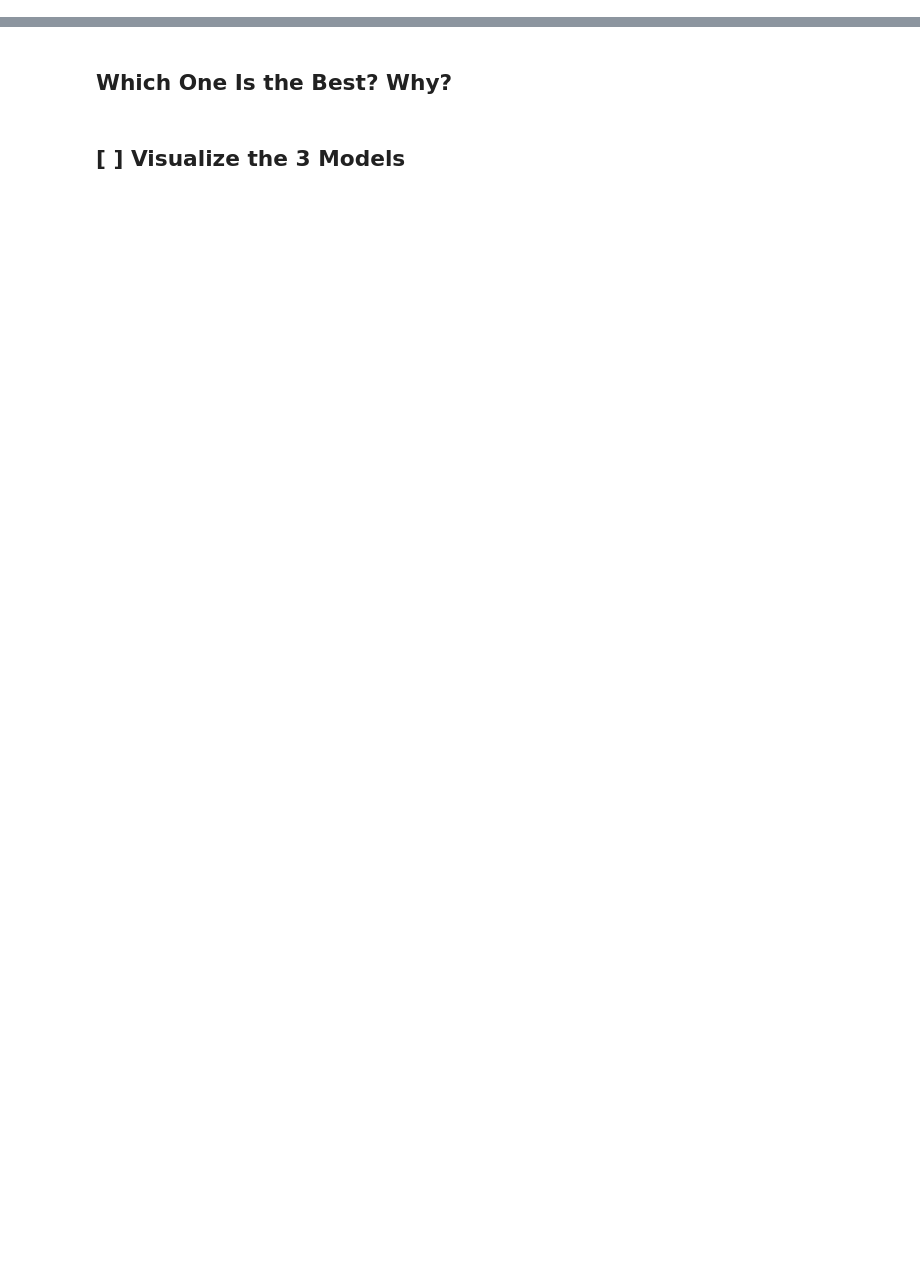
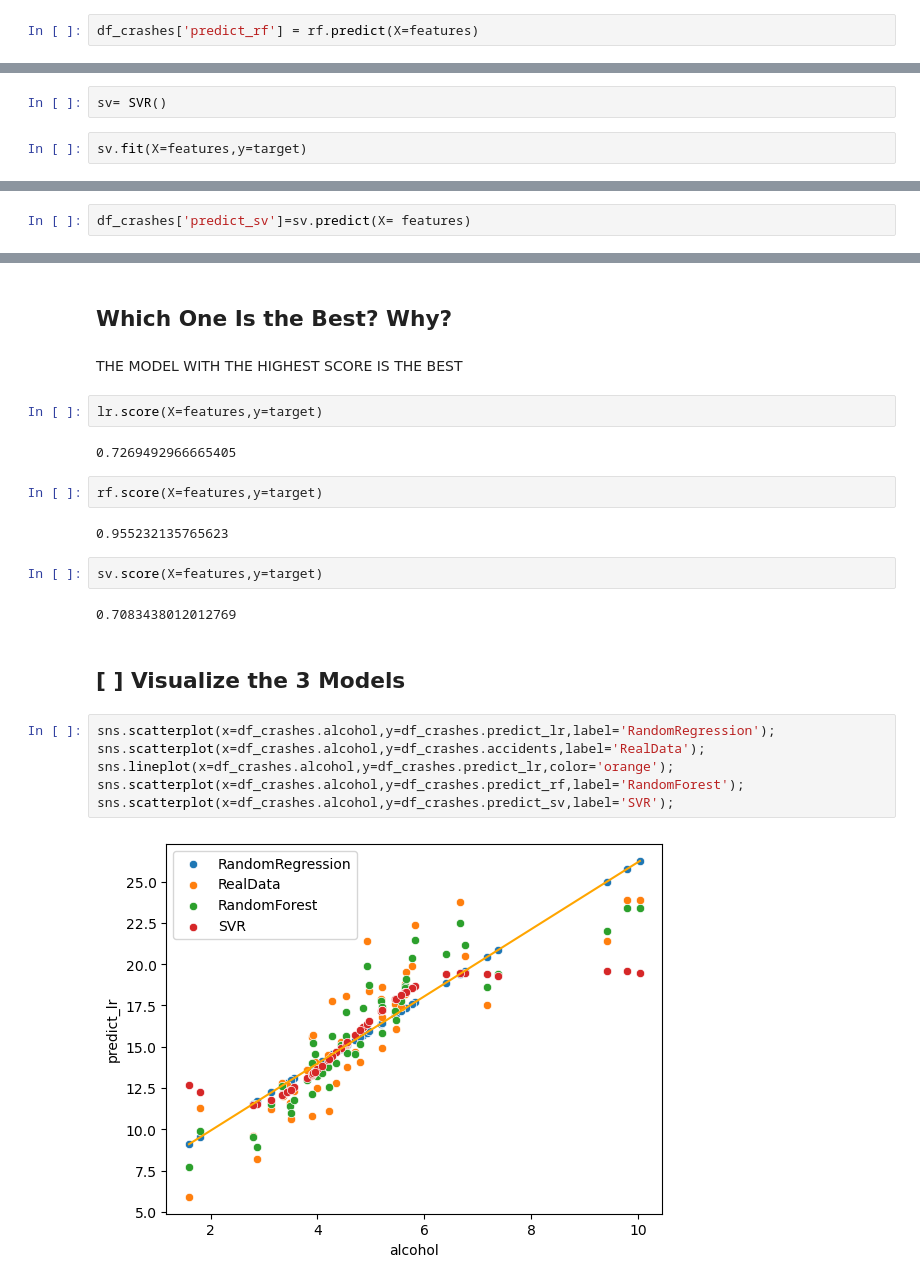
Before and after one commit to toluwabori/resolving-machine-learning-python, a Jupyter notebook: 01_The Linear Regression & Supervised Regression Models/01B_ml-linear-regression_session_blank.ipynb, the cells around one changed output, grey strips where cells are left out. Cells and saved outputs as stored; diff of their text form; blank space fills up the shorter version.

```diff
--- a/01_The Linear Regression & Supervised Regression Models/01B_ml-linear-regression_session_blank.ipynb
+++ b/01_The Linear Regression & Supervised Regression Models/01B_ml-linear-regression_session_blank.ipynb
@@ -183,2 +301,4 @@ from sklearn.ensemble import Rando
+# %%
+df_crashes['predict_rf'] = rf.predict(X=features)
 # %% [markdown]
 #### Model's Score
@@ -187,2 +313,6 @@ from sklearn.ensemble import Rando
 # %% [markdown]
 #### Fit the Model
+# %%
+sv= SVR()
+# %%
+sv.fit(X=features,y=target)
@@ -191,2 +337,4 @@ from sklearn.ensemble import Rando
+# %%
+df_crashes['predict_sv']=sv.predict(X= features)
 # %% [markdown]
 #### Model's Score
@@ -193,6 +345,28 @@ from sklearn.ensemble import Rando
 # %% [markdown]
 ## Which One Is the Best? Why?
+# %% [markdown]
+THE MODEL WITH THE HIGHEST SCORE IS THE BEST
+# %%
+lr.score(X=features,y=target)
+# %% [output]
+0.7269492966665405
+# %%
+rf.score(X=features,y=target)
+# %% [output]
+0.955232135765623
+# %%
+sv.score(X=features,y=target)
+# %% [output]
+0.7083438012012769
 # %% [markdown]
 ## [ ] Visualize the 3 Models
+# %%
+sns.scatterplot(x=df_crashes.alcohol,y=df_crashes.predict_lr,label='RandomRegression');
+sns.scatterplot(x=df_crashes.alcohol,y=df_crashes.accidents,label='RealData');
+sns.lineplot(x=df_crashes.alcohol,y=df_crashes.predict_lr,color='orange');
+sns.scatterplot(x=df_crashes.alcohol,y=df_crashes.predict_rf,label='RandomForest');
+sns.scatterplot(x=df_crashes.alcohol,y=df_crashes.predict_sv,label='SVR');
+# %% [output]
+[figure, added]
 # %% [markdown]
 <a rel="license" href="http://creativecommons.org/licenses/by-nc-nd/4.0/"><img alt="Creative Commons License" style="border-width:0" src="https://i.creativecommons.org/l/by-nc-nd/4.0/88x31.png" /></a><br />This work is licensed under a <a rel="license" href="http://creativecommons.org/licenses/by-nc-nd/4.0/">Creative Commons Attribution-NonCommercial-NoDerivatives 4.0 International License</a>.
```
Also changed, not shown: parts of 39 cells of this notebook.
